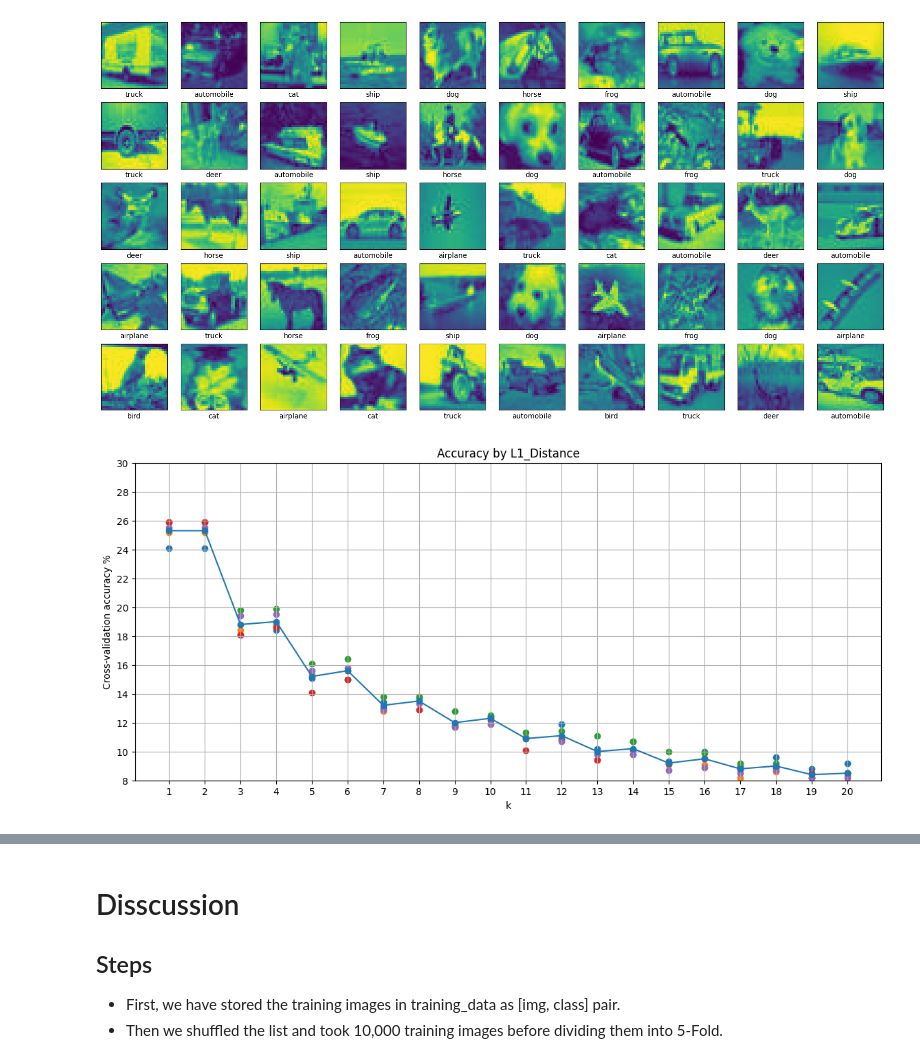
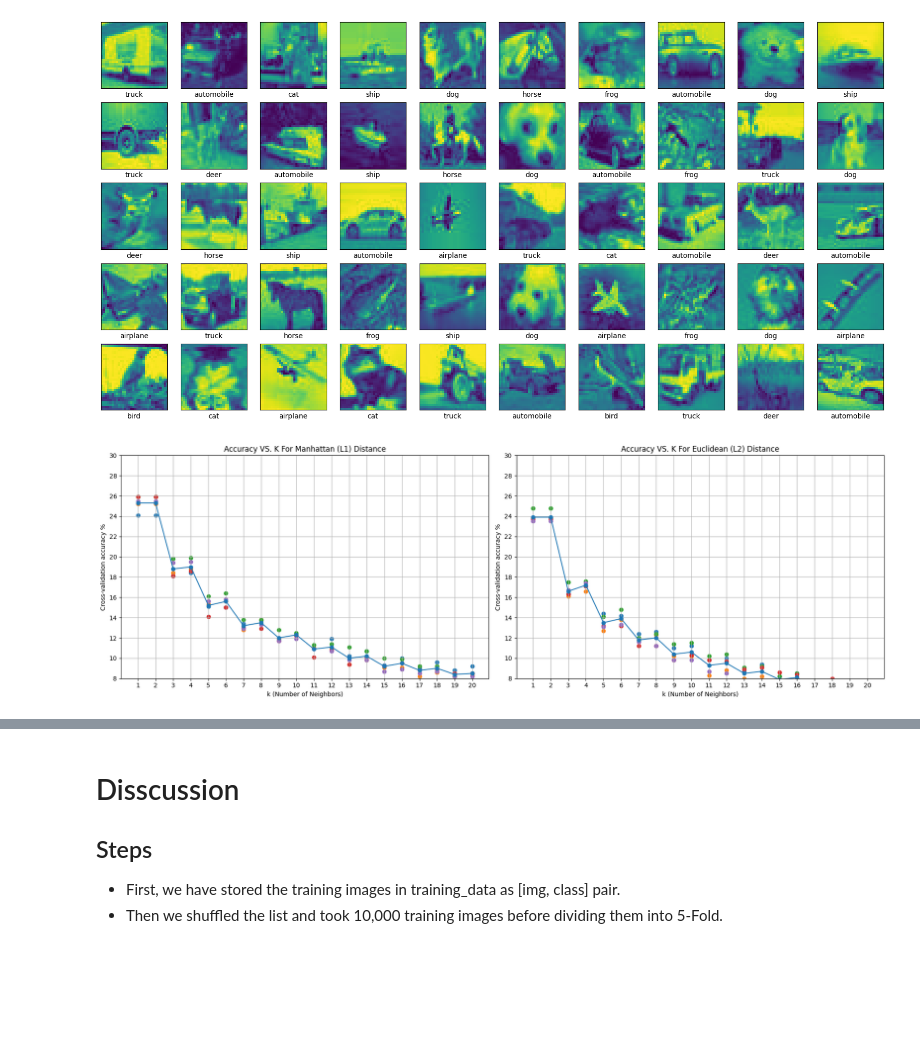
Before and after one commit to bakibillahrahat/cvpr, a Jupyter notebook: Mid/MID_CP_kNN.ipynb, the cells around one changed output, grey strips where cells are left out. Cells and saved outputs as stored; diff of their text form; code cells hidden in the pictures; blank space fills up the shorter version.

```diff
--- a/Mid/MID_CP_kNN.ipynb
+++ b/Mid/MID_CP_kNN.ipynb
@@ -146,26 +146,50 @@ for result in dist_by_fold:
 # %%
 # Accuracy by L1_Distance
 x_list = list(range(1, k_range+1))
-plt.figure(figsize=(14, 6))
-
+# Plot Two Separated Graph
+plt.figure(figsize=(18, 6))
+# Manhattan (L1) distance graph
+plt.subplot(1, 2, 1)
 for fold in accuracies:
   y_list = [round(acc*100, 1) for acc in fold[0]] # fold[0] = l1_accurracy
   plt.scatter(x_list, y_list)
 #calculate equation for quadratic trendline
 arr = []
 for i in range(k_range):
   arr.append([fold[0][i] for fold in accuracies])
 trend = [round(np.mean(a)*100,1) for a in arr]
 plt.errorbar(x_list, trend,fmt='-o')
 
-plt.title('Accuracy by L1_Distance')
+plt.title('Accuracy VS. K For Manhattan (L1) Distance')
 plt.xticks(x_list)
 plt.yticks(list(range(8, 31, 2)))
 plt.grid(True)
-plt.xlabel('k')
+plt.xlabel('k (Number of Neighbors)')
 plt.ylabel('Cross-validation accuracy %')
 plt.ylim([8, 30])
 
+
+# Euclidean (L2) distance graph
+plt.subplot(1, 2, 2)
+for fold in accuracies:
+  y_list = [round(acc*100, 1) for acc in fold[1]] # fold[1] = l2_accurracy
+  plt.scatter(x_list, y_list)
+#calculate equation for quadratic trendline
+arr = []
+for i in range(k_range):
+  arr.append([fold[1][i] for fold in accuracies])
+trend = [round(np.mean(a)*100,1) for a in arr]
+plt.errorbar(x_list, trend,fmt='-o')
+
+plt.title('Accuracy VS. K For Euclidean (L2) Distance')
+plt.xticks(x_list)
+plt.yticks(list(range(8, 31, 2)))
+plt.grid(True)
+plt.xlabel('k (Number of Neighbors)')
+plt.ylabel('Cross-validation accuracy %')
+plt.ylim([8, 30])
+
+plt.tight_layout()
 plt.show()
 # %% [output]
-[figure, old version]
+[figure, new version]
```
Also changed, not shown: parts of 2 cells of this notebook.
